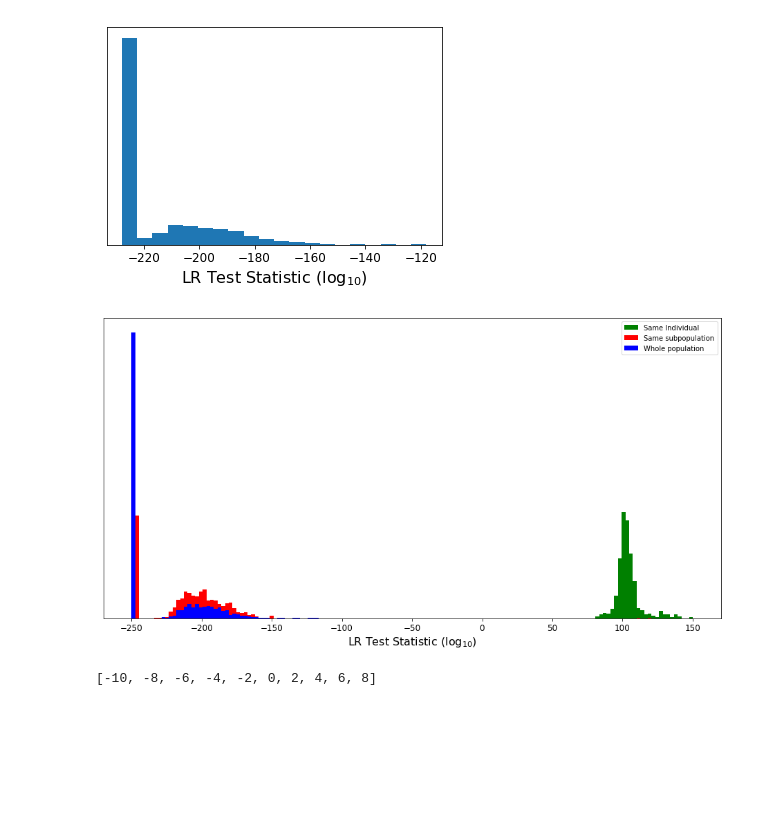
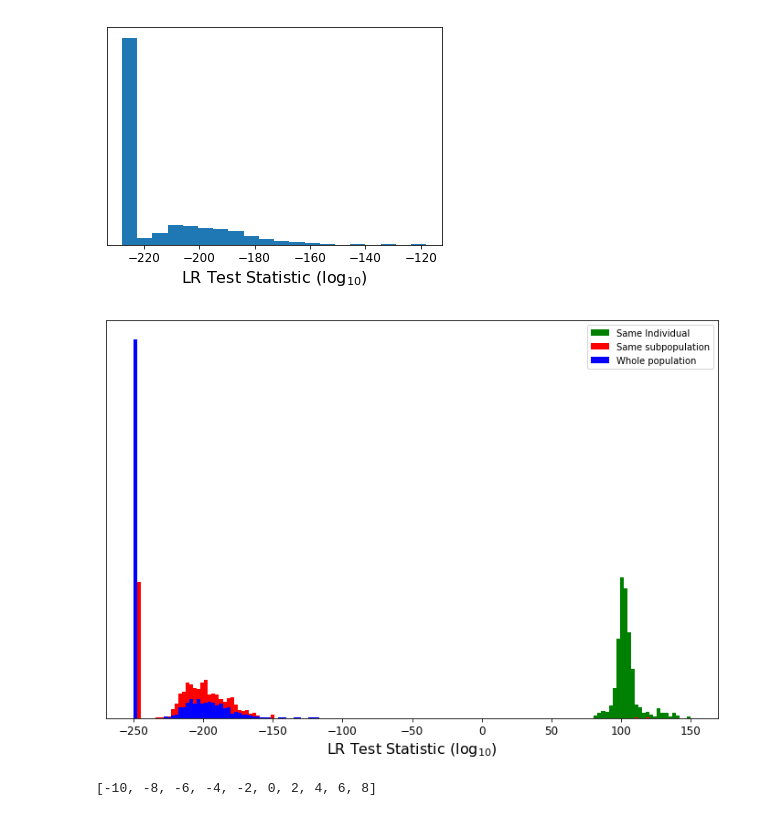
Before and after one commit to bioforensics/MicroHapulator, a Jupyter notebook: notebook/usa8k/sample-matching.ipynb, the cells around one changed output. Saved outputs shown, nothing was run; the diff lists cells and outputs as text; code cells hidden in the pictures; blank space fills up the shorter version.

Commit message:
Squash figure width, normalize

```diff
--- a/notebook/usa8k/sample-matching.ipynb
+++ b/notebook/usa8k/sample-matching.ipynb
@@ -11,7 +11,7 @@ matplotlib.rcParams['axes.labelsize'] = 16
 matplotlib.rcParams['xtick.labelsize'] = 12
 matplotlib.rcParams['ytick.labelsize'] = 12
 matplotlib.rcParams['savefig.dpi'] = 300
-seaborn.set_context({"figure.figsize": (16, 8)})
+seaborn.set_context({"figure.figsize": (12, 8)})
 # %%
 reseq = pandas.read_csv('sample-match-reseq-eval.tsv', sep='\t')
 samepop = pandas.read_csv('sample-match-samepop-eval.tsv', sep='\t')
@@ -102,18 +102,18 @@ reseq_vals = numpy.log10(reseq.LRTest)
 samepop_vals = [numpy.log10(x) if x > 0.0 else -245 for x in samepop.LRTest]
 allpop_vals = [numpy.log10(x) if x > 0.0 else -250 for x in allpop.LRTest]
 # %%
-seaborn.set_context({"figure.figsize": (16, 8)})
-_, bins, _ = plt.hist(reseq_vals, range=[-250, 150], color='green', bins=150, label='Same Individual')
-_ = plt.hist(samepop_vals, bins=bins, color='red', label='Same subpopulation')
-_ = plt.hist(allpop_vals, bins=bins, color='blue', label='Whole population')
+seaborn.set_context({"figure.figsize": (12, 8)})
+_, bins, _ = plt.hist(reseq_vals, range=[-250, 150], bins=150, density=True, color='green', label='Same Individual')
+_ = plt.hist(samepop_vals, bins=bins, density=True, color='red', label='Same subpopulation')
+_ = plt.hist(allpop_vals, bins=bins, density=True, color='blue', label='Whole population')
 _ = plt.yticks([])
 _ = plt.xticks(range(-250, 151, 50))
 _ = plt.xlabel(r'LR Test Statistic ($\log_{10}$)')
 _ = plt.legend(loc='upper right')
 _ = plt.savefig('sample-matching.pdf')
 _ = plt.show()
 # %% [output]
-[figure, old version]
+[figure, new version]
 # %%
 list(range(-10, 10, 2))
 # %% [output]
```
Also changed, not shown: 1 other file.
